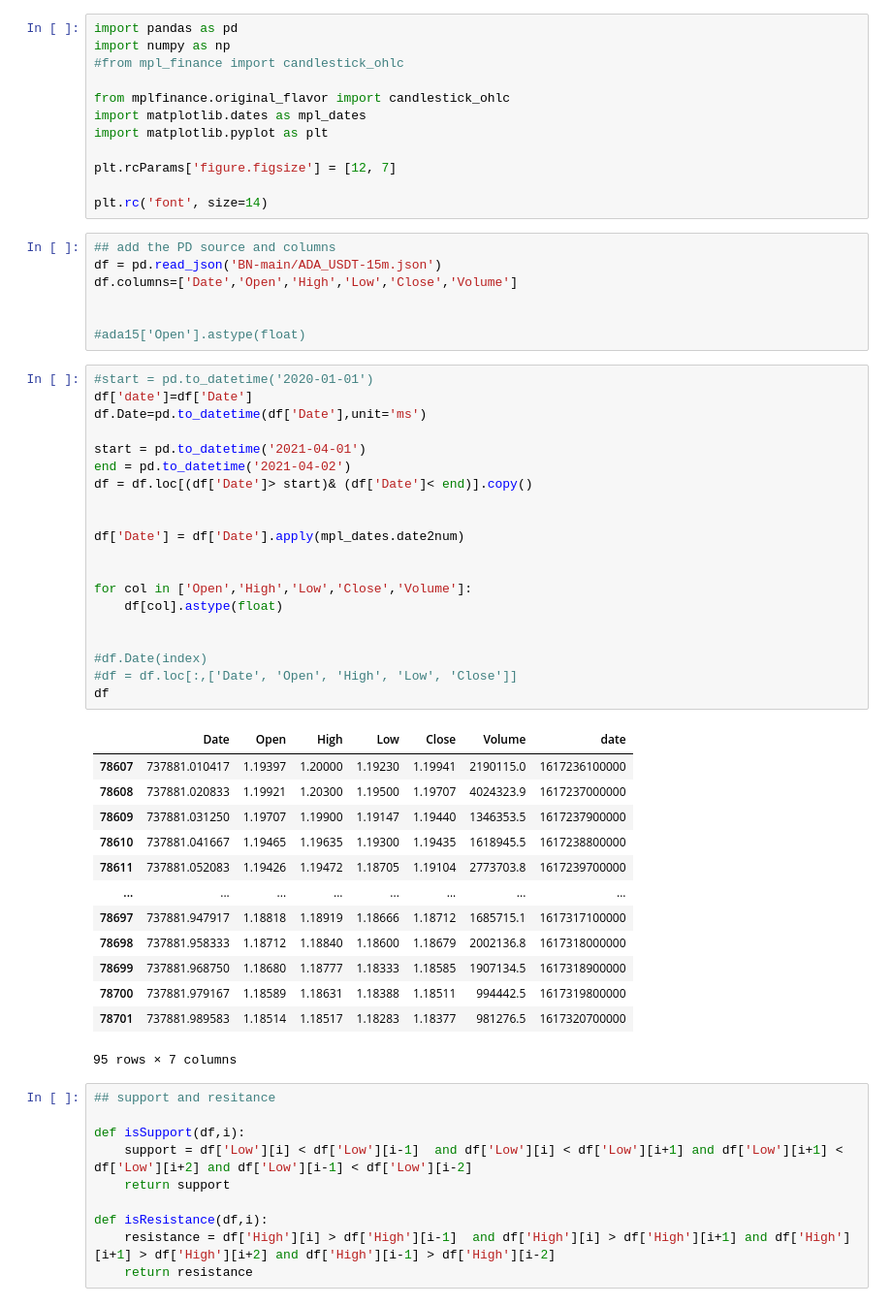
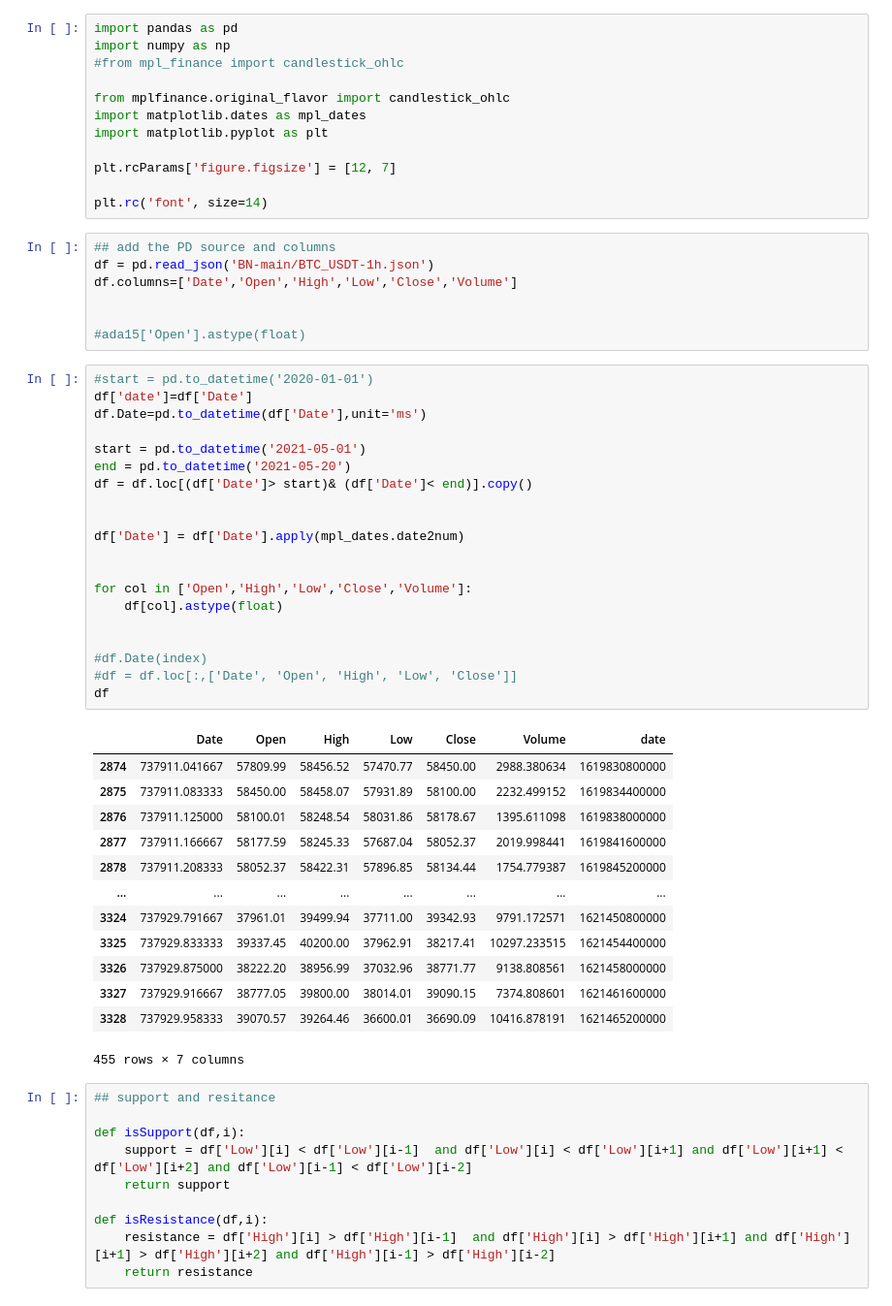
Before and after one commit to hjabbour/ML, a Jupyter notebook: support resitance.ipynb, the cells around one changed output. Shown at 97% size. Drawn from its saved outputs; the diff is of its cells as text.

```diff
--- a/support resitance.ipynb
+++ b/support resitance.ipynb
@@ -12,7 +12,7 @@ plt.rcParams['figure.figsize'] = [12, 7]
 plt.rc('font', size=14)
 # %%
 ## add the PD source and columns
-df = pd.read_json('BN-main/ADA_USDT-15m.json')
+df = pd.read_json('BN-main/BTC_USDT-1h.json')
 df.columns=['Date','Open','High','Low','Close','Volume']
 
 
@@ -20,37 +20,37 @@ df.columns=['Date','Open','High','Low','Close','Volume']
 # %%
 #start = pd.to_datetime('2020-01-01')
 df['date']=df['Date']
 df.Date=pd.to_datetime(df['Date'],unit='ms')
 
-start = pd.to_datetime('2021-04-01')
-end = pd.to_datetime('2021-04-02')
+start = pd.to_datetime('2021-05-01')
+end = pd.to_datetime('2021-05-20')
 df = df.loc[(df['Date']> start)& (df['Date']< end)].copy()
 
 
 df['Date'] = df['Date'].apply(mpl_dates.date2num)
 
 
 for col in ['Open','High','Low','Close','Volume']:
     df[col].astype(float)
 
 
 #df.Date(index)
 #df = df.loc[:,['Date', 'Open', 'High', 'Low', 'Close']]
 df
 # %% [output]
 |  | Date | Open | High | Low | Close | Volume | date |
-| 78607 | 737881.010417 | 1.19397 | 1.20000 | 1.19230 | 1.19941 | 2190115.0 | 1617236100000 |
-| 78608 | 737881.020833 | 1.19921 | 1.20300 | 1.19500 | 1.19707 | 4024323.9 | 1617237000000 |
-| 78609 | 737881.031250 | 1.19707 | 1.19900 | 1.19147 | 1.19440 | 1346353.5 | 1617237900000 |
-| 78610 | 737881.041667 | 1.19465 | 1.19635 | 1.19300 | 1.19435 | 1618945.5 | 1617238800000 |
-| 78611 | 737881.052083 | 1.19426 | 1.19472 | 1.18705 | 1.19104 | 2773703.8 | 1617239700000 |
+| 2874 | 737911.041667 | 57809.99 | 58456.52 | 57470.77 | 58450.00 | 2988.380634 | 1619830800000 |
+| 2875 | 737911.083333 | 58450.00 | 58458.07 | 57931.89 | 58100.00 | 2232.499152 | 1619834400000 |
+| 2876 | 737911.125000 | 58100.01 | 58248.54 | 58031.86 | 58178.67 | 1395.611098 | 1619838000000 |
+| 2877 | 737911.166667 | 58177.59 | 58245.33 | 57687.04 | 58052.37 | 2019.998441 | 1619841600000 |
+| 2878 | 737911.208333 | 58052.37 | 58422.31 | 57896.85 | 58134.44 | 1754.779387 | 1619845200000 |
 | ... | ... | ... | ... | ... | ... | ... | ... |
-| 78697 | 737881.947917 | 1.18818 | 1.18919 | 1.18666 | 1.18712 | 1685715.1 | 1617317100000 |
-| 78698 | 737881.958333 | 1.18712 | 1.18840 | 1.18600 | 1.18679 | 2002136.8 | 1617318000000 |
-| 78699 | 737881.968750 | 1.18680 | 1.18777 | 1.18333 | 1.18585 | 1907134.5 | 1617318900000 |
-| 78700 | 737881.979167 | 1.18589 | 1.18631 | 1.18388 | 1.18511 | 994442.5 | 1617319800000 |
-| 78701 | 737881.989583 | 1.18514 | 1.18517 | 1.18283 | 1.18377 | 981276.5 | 1617320700000 |
+| 3324 | 737929.791667 | 37961.01 | 39499.94 | 37711.00 | 39342.93 | 9791.172571 | 1621450800000 |
+| 3325 | 737929.833333 | 39337.45 | 40200.00 | 37962.91 | 38217.41 | 10297.233515 | 1621454400000 |
+| 3326 | 737929.875000 | 38222.20 | 38956.99 | 37032.96 | 38771.77 | 9138.808561 | 1621458000000 |
+| 3327 | 737929.916667 | 38777.05 | 39800.00 | 38014.01 | 39090.15 | 7374.808601 | 1621461600000 |
+| 3328 | 737929.958333 | 39070.57 | 39264.46 | 36600.01 | 36690.09 | 10416.878191 | 1621465200000 |
-95 rows × 7 columns
+455 rows × 7 columns
 # %%
 ## support and resitance
 
```
Also changed, not shown: parts of 4 cells of this notebook, 2 other files.
